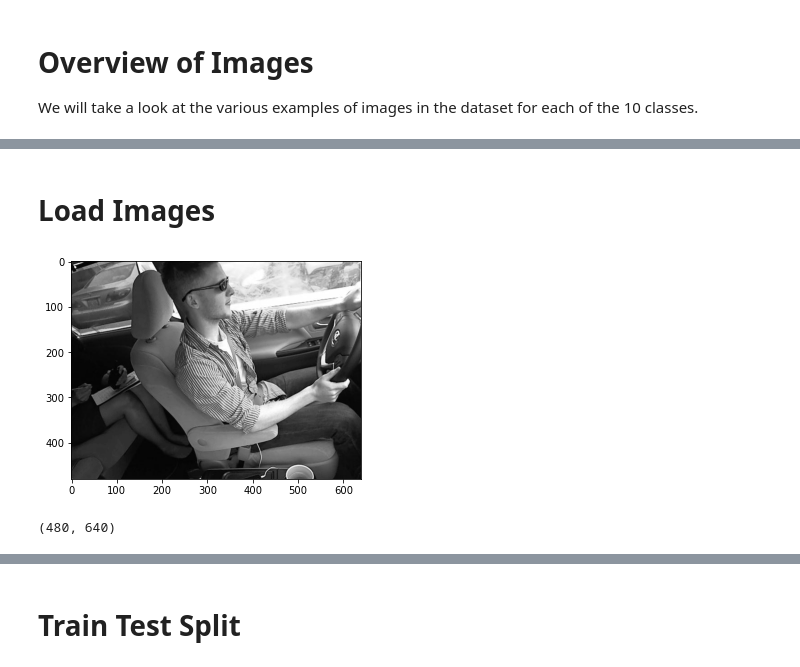
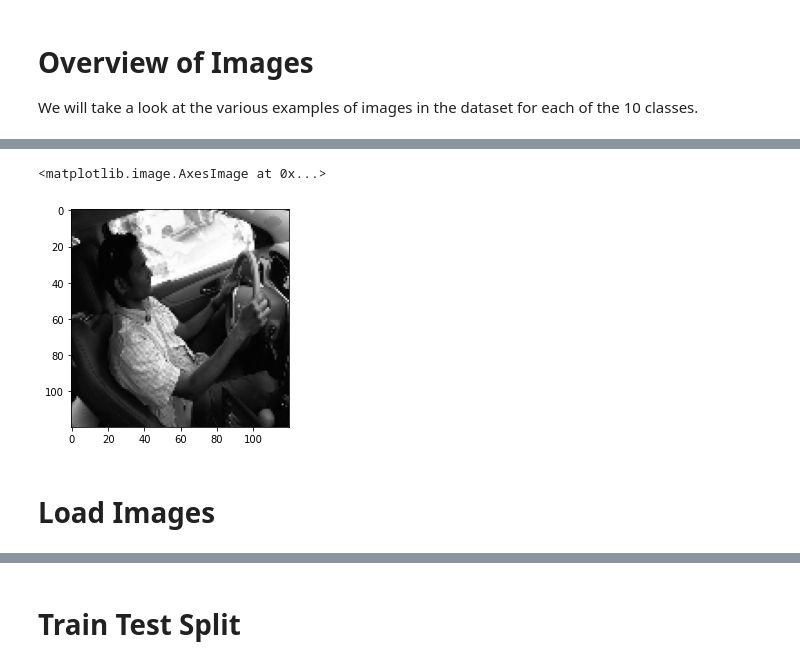
Before and after one commit to chrischan23/Capstone-Project--Distracted-Driver-Detection, a Jupyter notebook: code/Capstone.ipynb, the cells around one changed output, grey strips where cells are left out. Drawn from its saved outputs; the diff is of its cells as text; code cells hidden in the pictures.

```diff
--- a/code/Capstone.ipynb
+++ b/code/Capstone.ipynb
@@ -183,19 +219,27 @@ for directory in os.listdir(base_url):
+# %%
+IMG_SIZE = 120
+
+new_array = cv2.resize(img_array, (IMG_SIZE, IMG_SIZE))
+plt.imshow(new_array, cmap = 'gray')
+# %% [output]
+<matplotlib.image.AxesImage at 0x...>
+[figure, added]
 # %% [markdown]
 # Load Images
 # %%
-DATADIR = '../assets/imgs/train/'
-LABELS = ['c0', 'c1', 'c2', 'c3', 'c4', 'c5', 'c6', 'c7', 'c8', 'c9']
+#code has been run on Jupyter Notebook in local device
 
-for label in LABELS:
-    path = os.path.join(DATADIR, label) #path to labels directory
-    for img in os.listdir(path):
-        img_array = cv2.imread(os.path.join(path,img), cv2.IMREAD_GRAYSCALE)
-        plt.imshow(img_array, cmap='gray')
-        break
-    break
+# def create_training_data():
+#     training_data = []
+#     for label in LABELS:
+#         path = os.path.join(DATADIR, label) #path to labels directory
+#         class_num = LABELS.index(label)
+#         for img in os.listdir(path):
+#             img_array = cv2.imread(os.path.join(path,img), cv2.IMREAD_GRAYSCALE)
+#             new_array = cv2.resize(img_array, (IMG_SIZE, IMG_SIZE))
+#             training_data.append([new_array, class_num])
+
+#     return training_data
+
+# images = create_training_data()    #ran on jupyter notebook
+# len(images) #ran on jupyter notebook
-# %% [output]
-[figure, removed]
-# %%
-print(img_array.shape)
-# %% [output]
-(480, 640)
```
Also changed, not shown: parts of 105 cells of this notebook, 10 other files.
